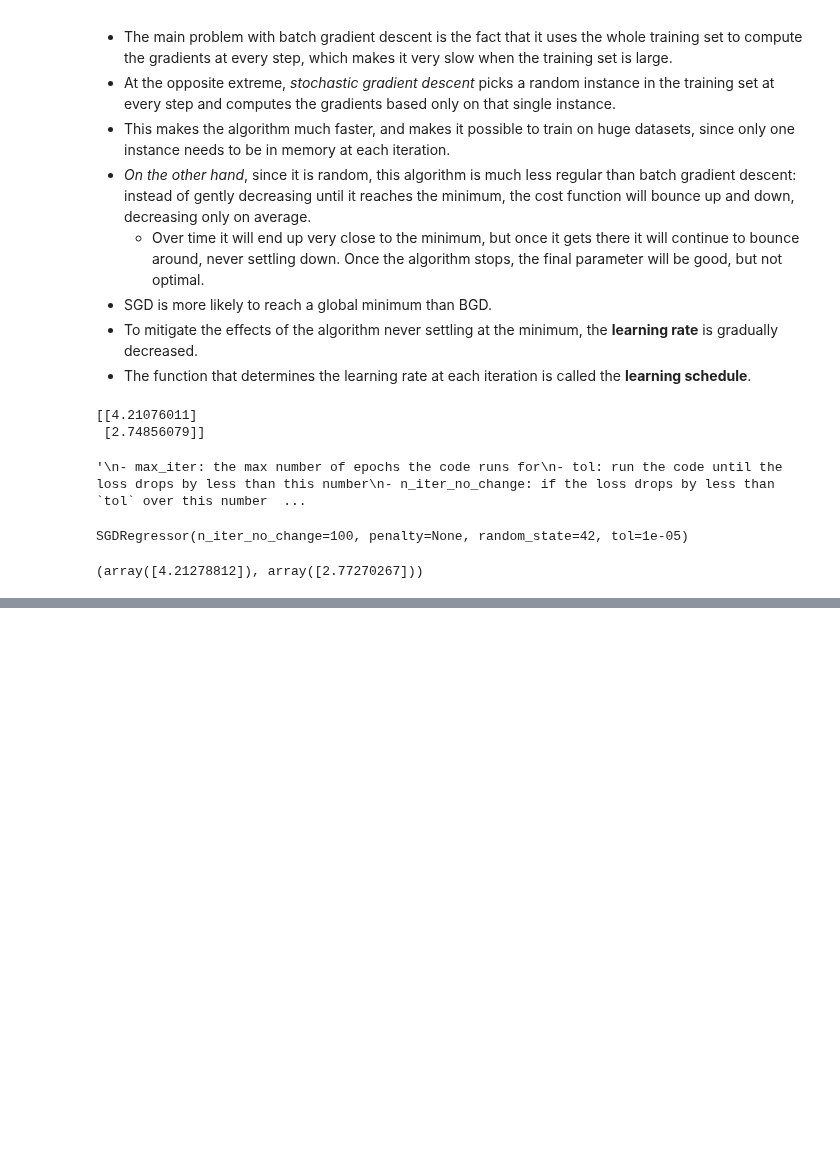
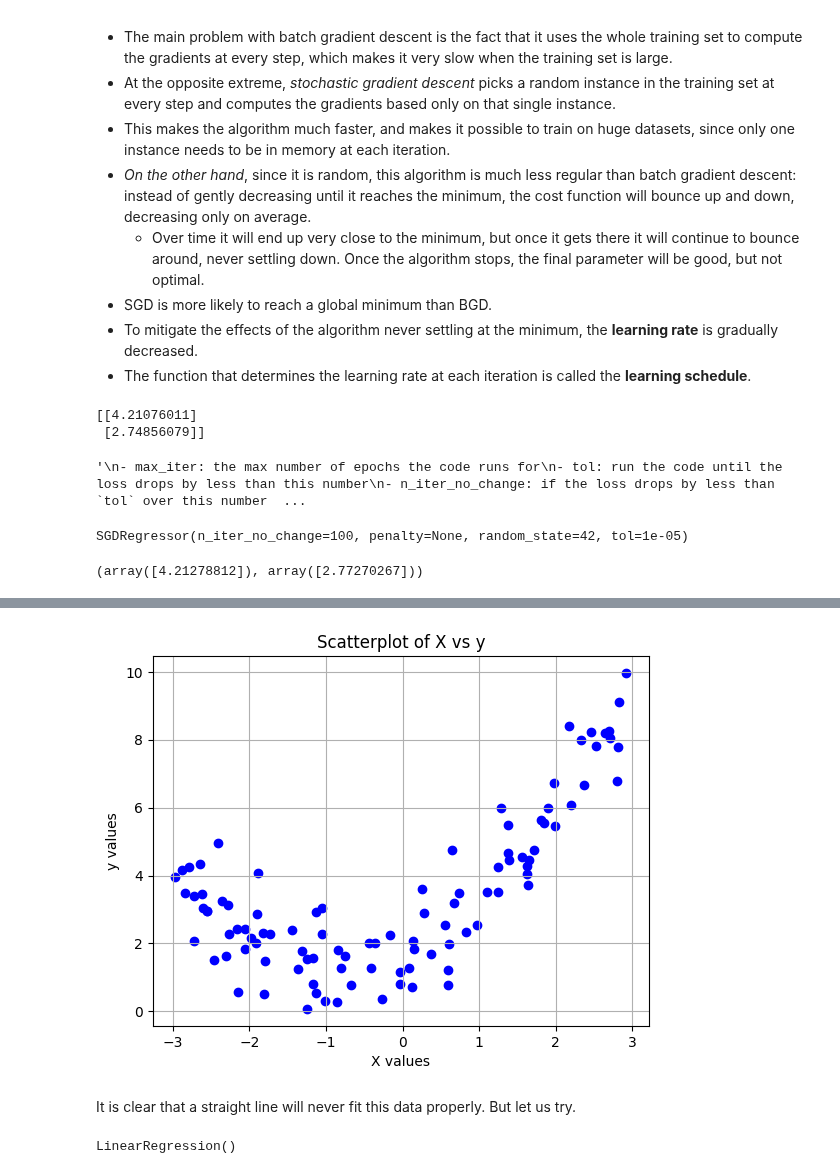
Before and after one commit to TevinAchong/hands-on-ml, a Jupyter notebook: chapter_04/eda.ipynb, the cells around one changed output, grey strips where cells are left out. Drawn from its saved outputs; the diff is of its cells as text; code cells hidden in the pictures; blank space fills up the shorter version.

Commit message:
notes on polynomial regression

```diff
--- a/chapter_04/eda.ipynb
+++ b/chapter_04/eda.ipynb
@@ -263,0 +282,25 @@ sgd_reg.intercept_, sgd_reg.coef_
+# %%
+# Example with some nonlinear data
+np.random.seed(42)
+m = 100
+X_nonlinear = 6 * np.random.rand(m, 1) - 3
+y_nonlinear = 0.5 * X_nonlinear ** 2 + X_nonlinear + 2 + np.random.randn(m, 1)
+# %%
+
+plt.scatter(X_nonlinear, y_nonlinear, color='b')  # Use scatter instead of plot
+plt.xlabel('X values')
+plt.ylabel('y values')
+plt.title('Scatterplot of X vs y')
+plt.grid(True)
+
+# Show the plot
+plt.show()
+# %% [output]
+[figure, added]
+# %% [markdown]
+It is clear that a straight line will never fit this data properly. But let us try.
+# %%
+lin_reg_on_nonlinear = LinearRegression()
+lin_reg_on_nonlinear.fit(X_nonlinear, y_nonlinear)
+# %% [output]
+LinearRegression()
```
Also changed, not shown: parts of 10 cells of this notebook.
